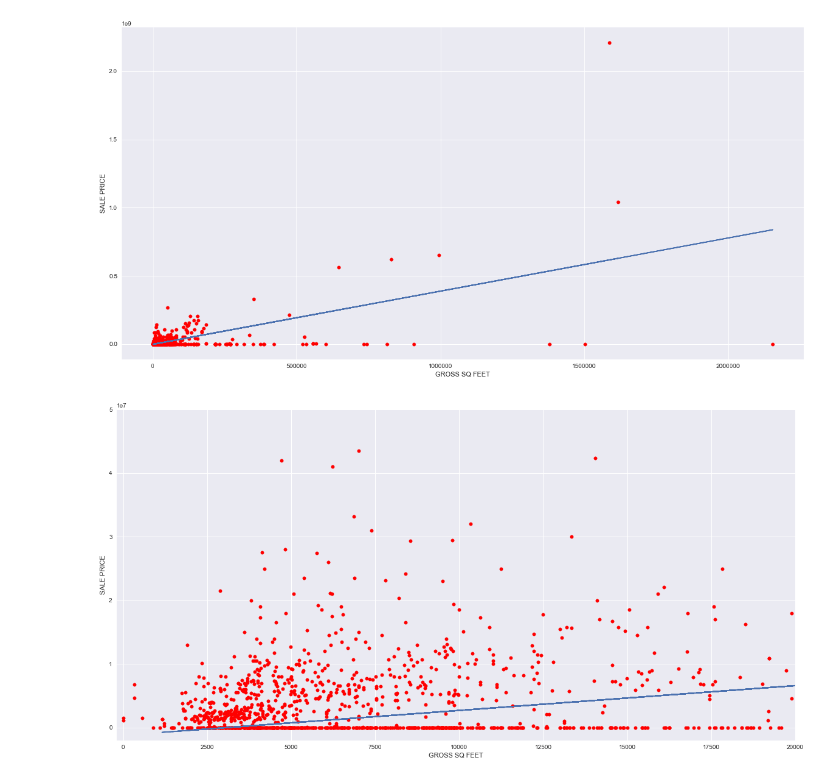
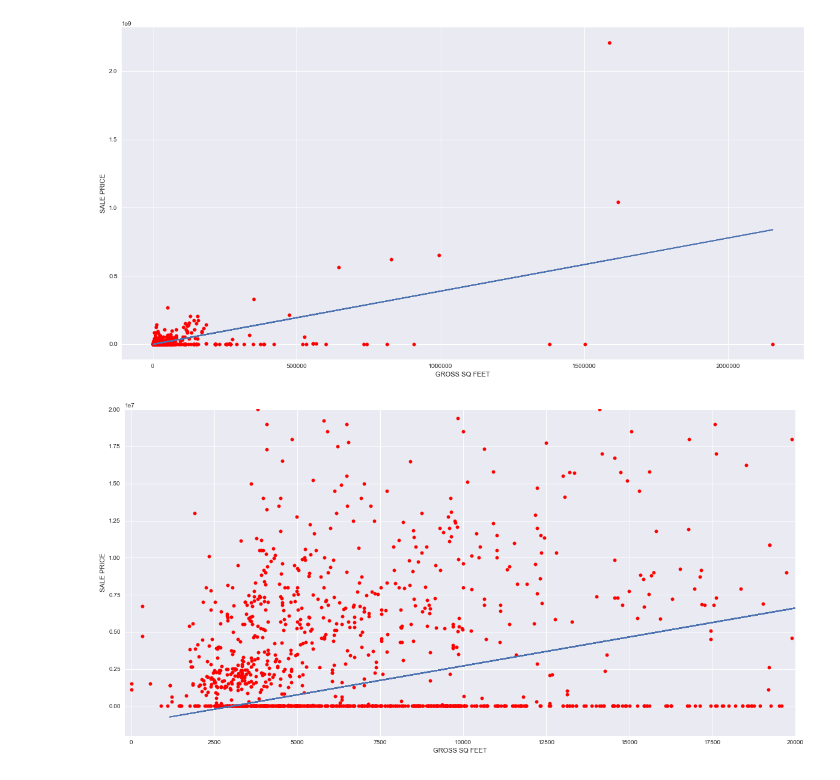
Before and after one commit to unchitta/f17-machine-learning-project, a Jupyter notebook: notebooks/05-manhattan-rolling-sales-exploratory-analysis.ipynb, the cells around one changed output. Cells and saved outputs as stored; diff of their text form; code cells hidden in the pictures.

```diff
--- a/notebooks/05-manhattan-rolling-sales-exploratory-analysis.ipynb
+++ b/notebooks/05-manhattan-rolling-sales-exploratory-analysis.ipynb
@@ -159,11 +158,11 @@ plt.show()
 # %%
 plt.figure(figsize=(20,10))
 plt.scatter(x.values.reshape(-1,1),y, s=30, c='r')
 plt.plot(X_test.values.reshape(-1,1),y_preds)
 plt.xlabel('GROSS SQ FEET')
 plt.ylabel('SALE PRICE')
-plt.ylim([-2000000,50000000])
+plt.ylim([-2000000,20000000])
 plt.xlim([-200,20000])
 plt.show()
 # %% [output]
-[figure, old version]
+[figure, new version]
```
Also changed, not shown: parts of 6 cells of this notebook.
